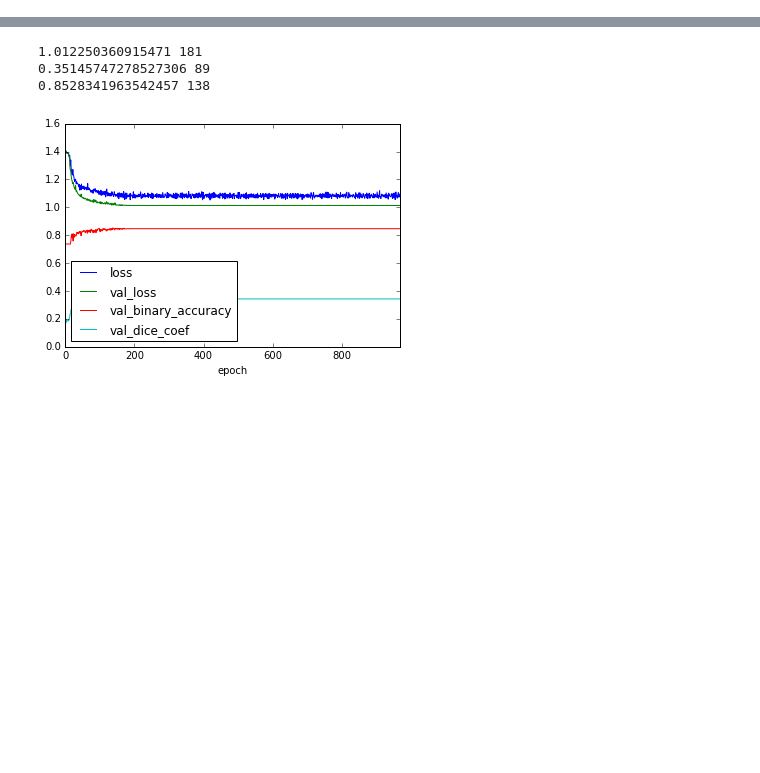
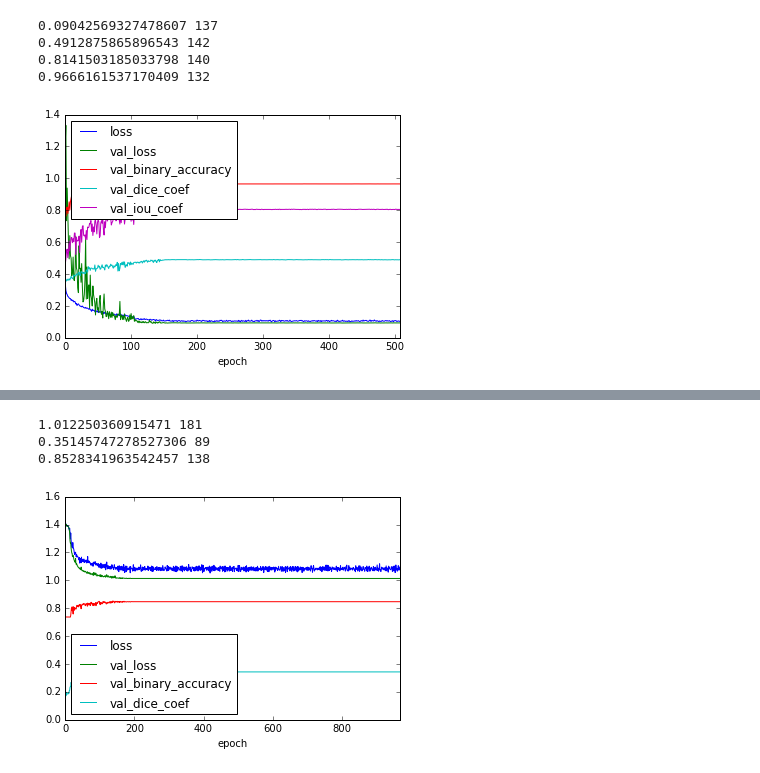
Before and after one commit to yusuke0324/tgs-salt-identification, a Jupyter notebook: vis_log.ipynb, the cells around one changed output, grey strips where cells are left out. Cells and saved outputs as stored; diff of their text form; code cells hidden in the pictures; blank space fills up the shorter version.

```diff
--- a/vis_log.ipynb
+++ b/vis_log.ipynb
@@ -15,0 +50,15 @@ def show_log(dir_name, col=None):
+# %%
+log1 = show_log('2018_0808_0240', col=['epoch','loss', 'val_loss', 'val_binary_accuracy', 'val_dice_coef', 'val_iou_coef'], show_params=False)
+print(np.min(log1.val_loss), np.argmin(log1.val_loss))
+print(np.max(log1.val_dice_coef), np.argmax(log1.val_dice_coef))
+print(np.max(log1.val_iou_coef), np.argmax(log1.val_iou_coef))
+print(np.max(log1.val_binary_accuracy), np.argmax(log1.val_binary_accuracy))
+# loss = bce
+# depth is not normalized
+#optimizer default adam
+# %% [output]
+0.09042569327478607 137
+0.4912875865896543 142
+0.8141503185033798 140
+0.9666161537170409 132
+[figure, added]
```
Also changed, not shown: parts of 24 cells of this notebook, 8 other files.
